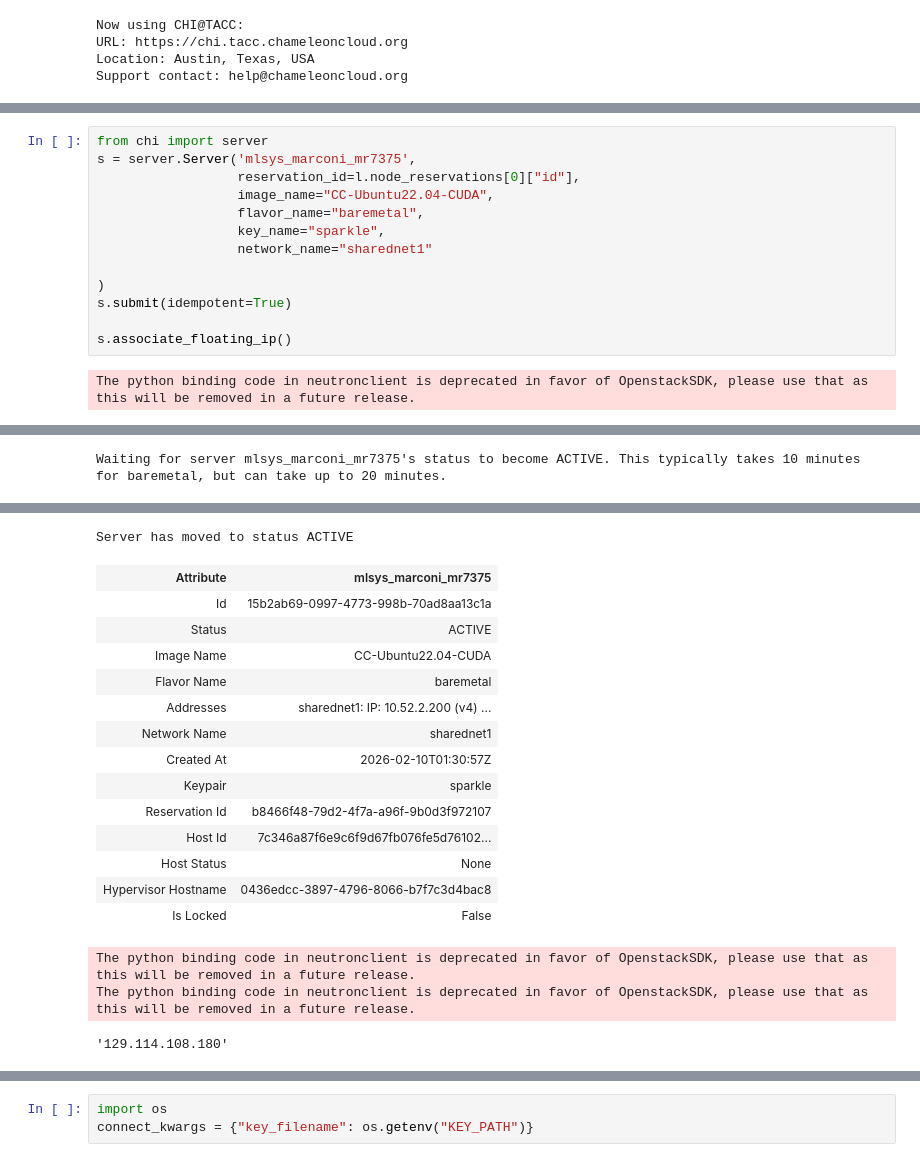
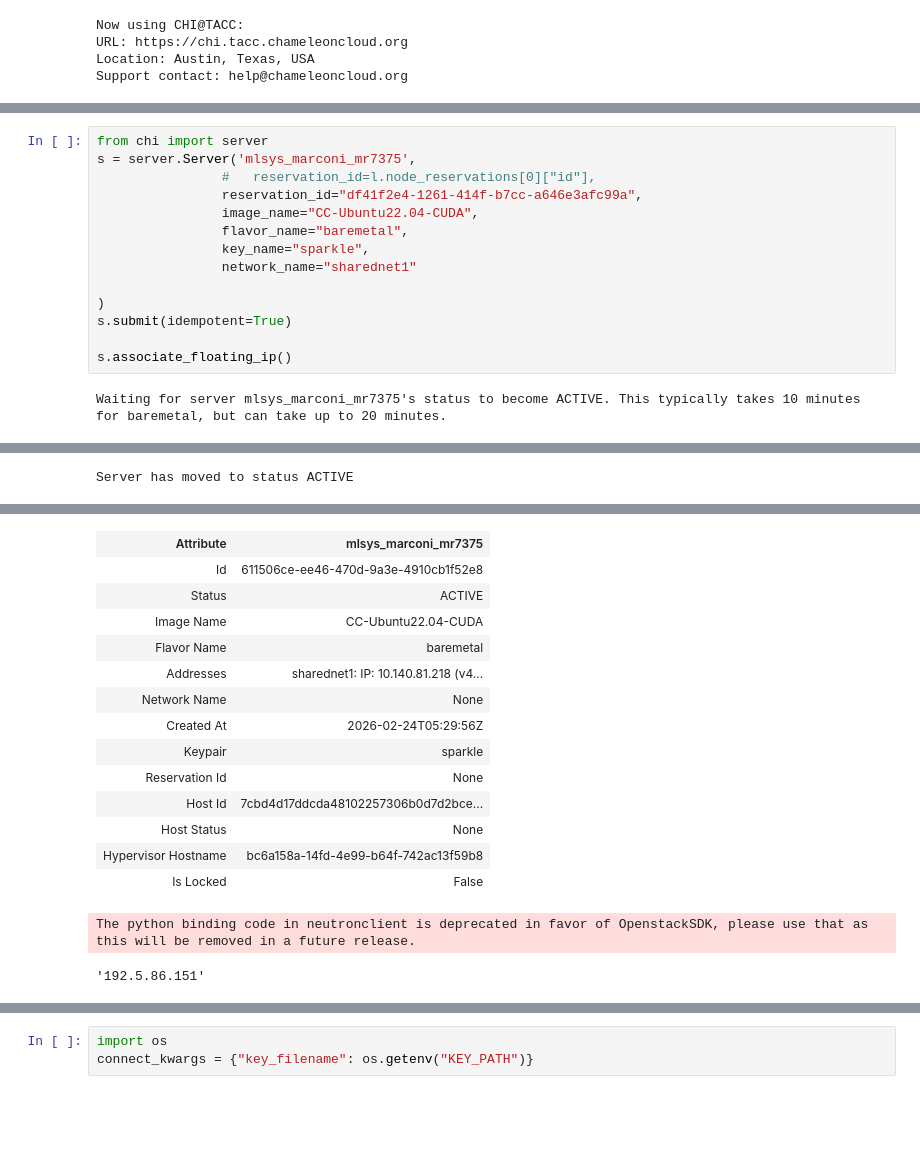
Before and after one commit to meghrathod/marconi-repro, a Jupyter notebook: setup-vm.ipynb, the cells around one changed output, grey strips where cells are left out. Saved outputs shown, nothing was run; the diff lists cells and outputs as text; blank space fills up the shorter version.

```diff
--- a/setup-vm.ipynb
+++ b/setup-vm.ipynb
@@ -70,15 +155,16 @@ Lease mlsys_marconi_mr7375 has reached status active
 # %%
 from chi import server
 s = server.Server('mlsys_marconi_mr7375',
-                  reservation_id=l.node_reservations[0]["id"],
-                  image_name="CC-Ubuntu22.04-CUDA",
-                  flavor_name="baremetal",
-                  key_name="sparkle",
-                  network_name="sharednet1"
+                #   reservation_id=l.node_reservations[0]["id"],
+                reservation_id="df41f2e4-1261-414f-b7cc-a646e3afc99a",
+                image_name="CC-Ubuntu22.04-CUDA",
+                flavor_name="baremetal",
+                key_name="sparkle",
+                network_name="sharednet1"
 
 )
 s.submit(idempotent=True)
 
 s.associate_floating_ip()
 # %% [output]
-The python binding code in neutronclient is deprecated in favor of OpenstackSDK, please use that as this will be removed in a future release.
+Waiting for server mlsys_marconi_mr7375's status to become ACTIVE. This typically takes 10 minutes for baremetal, but can take up to 20 minutes.
@@ -85 +172 @@ The python binding code in neutronclient is deprecated in favor of OpenstackSDK,
-Waiting for server mlsys_marconi_mr7375's status to become ACTIVE. This typically takes 10 minutes for baremetal, but can take up to 20 minutes.
+Server has moved to status ACTIVE
@@ -87,21 +173,19 @@ Waiting for server mlsys_marconi_mr7375's status to become ACTIVE. This typicall
+| Attribute | mlsys_marconi_mr7375 |
+| Id | 611506ce-ee46-470d-9a3e-4910cb1f52e8 |
+| Status | ACTIVE |
+| Image Name | CC-Ubuntu22.04-CUDA |
+| Flavor Name | baremetal |
+| Addresses | sharednet1: IP: 10.140.81.218 (v4... |
+| Network Name | None |
+| Created At | 2026-02-24T05:29:56Z |
+| Keypair | sparkle |
+| Reservation Id | None |
+| Host Id | 7cbd4d17ddcda48102257306b0d7d2bce... |
+| Host Status | None |
+| Hypervisor Hostname | bc6a158a-14fd-4e99-b64f-742ac13f59b8 |
+| Is Locked | False |
-Server has moved to status ACTIVE
+The python binding code in neutronclient is deprecated in favor of OpenstackSDK, please use that as this will be removed in a future release.
-| Attribute | mlsys_marconi_mr7375 |
-| Id | 15b2ab69-0997-4773-998b-70ad8aa13c1a |
-| Status | ACTIVE |
-| Image Name | CC-Ubuntu22.04-CUDA |
-| Flavor Name | baremetal |
-| Addresses | sharednet1: IP: 10.52.2.200 (v4) ... |
-| Network Name | sharednet1 |
-| Created At | 2026-02-10T01:30:57Z |
-| Keypair | sparkle |
-| Reservation Id | b8466f48-79d2-4f7a-a96f-9b0d3f972107 |
-| Host Id | 7c346a87f6e9c6f9d67fb076fe5d76102... |
-| Host Status | None |
-| Hypervisor Hostname | 0436edcc-3897-4796-8066-b7f7c3d4bac8 |
-| Is Locked | False |
-The python binding code in neutronclient is deprecated in favor of OpenstackSDK, please use that as this will be removed in a future release.
-The python binding code in neutronclient is deprecated in favor of OpenstackSDK, please use that as this will be removed in a future release.
+'192.5.86.151'
-'129.114.108.180'
 # %%
 s.check_connectivity()
 # %% [output]
```
Also changed, not shown: parts of 14 cells of this notebook, 4 other files.
